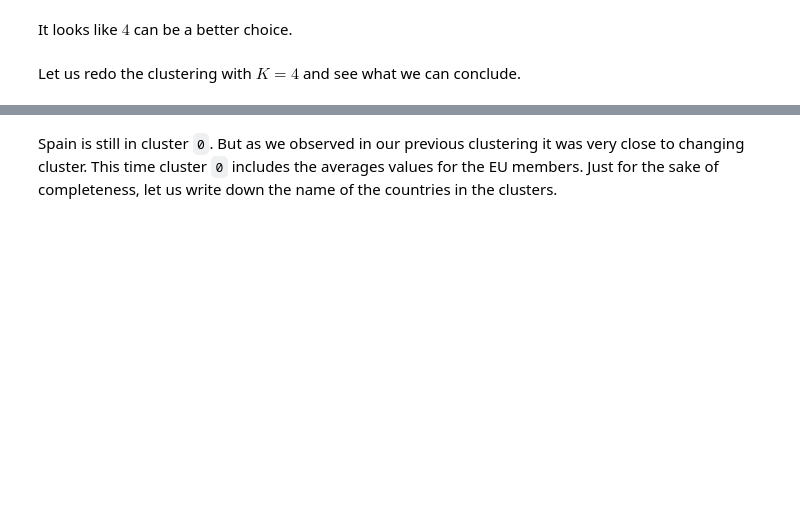
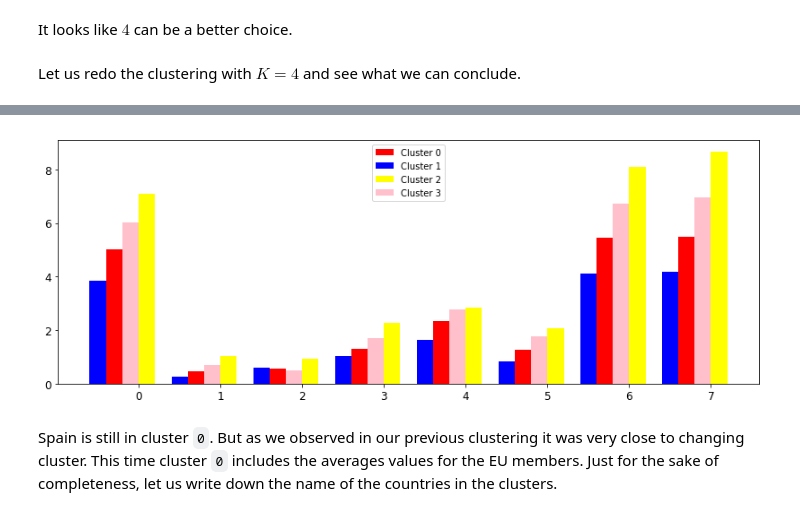
Before and after one commit to rogroc/Postgrau-Data-Science-UB, a Jupyter notebook: 13_UnsupervisedLearning/Case study Eurostat.ipynb, the cells around one changed output, grey strips where cells are left out. Saved outputs shown, nothing was run; the diff lists cells and outputs as text; code cells hidden in the pictures; blank space fills up the shorter version.

```diff
--- a/13_UnsupervisedLearning/Case study Eurostat.ipynb
+++ b/13_UnsupervisedLearning/Case study Eurostat.ipynb
@@ -353,15 +488,17 @@ fig.set_size_inches((12,5))
 # %%
 width=0.2
 p0 = plt.bar(np.arange(8)+1*width,clf.cluster_centers_[0],width,color='r')
 p1 = plt.bar(np.arange(8),clf.cluster_centers_[1],width,color='b')
 p2 = plt.bar(np.arange(8)+3*width,clf.cluster_centers_[2],width,color='yellow')
 p3 = plt.bar(np.arange(8)+2*width,clf.cluster_centers_[3],width,color='pink')
 
 plt.legend( (p0[0], p1[0], p2[0], p3[0]), ('Cluster 0', 'Cluster 1', 'Cluster 2', 'Cluster 3') ,loc=9)
 plt.xticks(np.arange(8) + 0.5, np.arange(8),size=12)
 plt.yticks(size=12)
 fig = plt.gcf()
-fig.set_size_inches((8,5))
+fig.set_size_inches((14,5))
+# %% [output]
+[figure, added]
 # %% [markdown]
 Spain is still in cluster `0`. But as we observed in our previous clustering it was very close to changing cluster. This time cluster `0` includes the averages values for the EU members. Just for the sake of completeness, let us write down the name of the countries in the clusters.
 # %%
```
Also changed, not shown: parts of 30 cells of this notebook.
